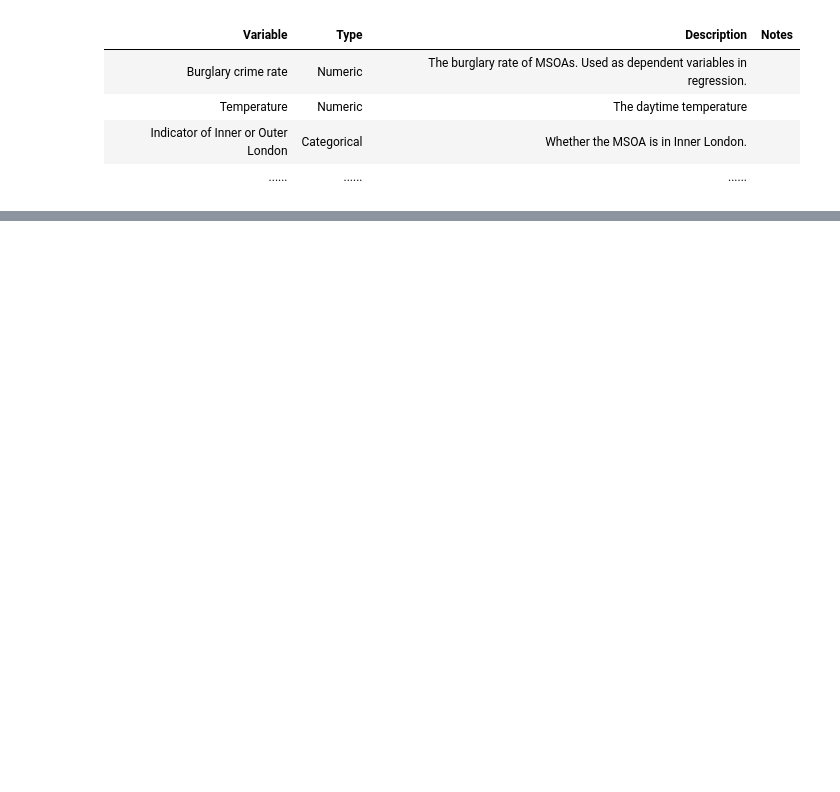
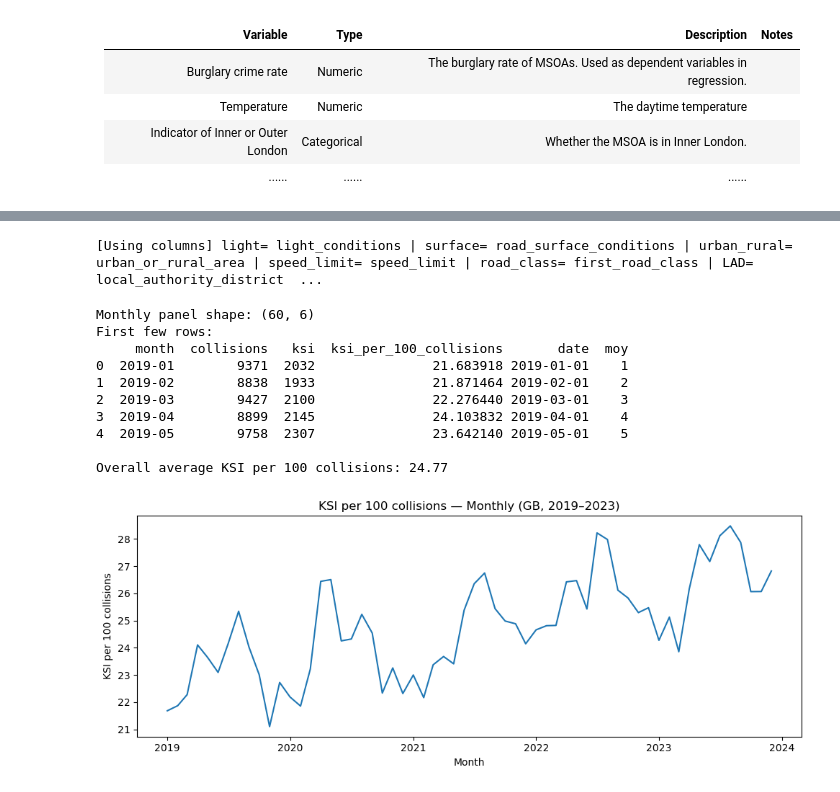
Before and after one commit to LZQ407/Spatial-Data-Science, a Jupyter notebook: Template_submission_CASA0006.ipynb, the cells around one changed output, grey strips where cells are left out. Drawn from its saved outputs; the diff is of its cells as text; code cells hidden in the pictures; blank space fills up the shorter version.

```diff
--- a/Template_submission_CASA0006.ipynb
+++ b/Template_submission_CASA0006.ipynb
@@ -79,0 +310,24 @@ Source: see [link](https://linkinghub.elsevier.com/retrieve/pii/S221067072200443
+# %%
+# 7) Robust field picking
+def pick_col(df, preferred, keywords):
+    for name in preferred:
+        if name in df.columns: return df[name], name
+    lowmap = {c: c.lower() for c in df.columns}
+    for col, low in lowmap.items():
+        if any(k in low for k in keywords):
+            return df[col], col
+    return pd.Series(pd.NA, index=df.index), None
+
+light_ser,  light_src  = pick_col(acc, ["Light_Conditions","light_conditions","light"], ["light"])
+surf_ser,   surf_src   = pick_col(acc, ["Road_Surface_Conditions","road_surface_conditions","surface"], ["surface","road surface"])
+urban_ser,  urban_src  = pick_col(acc, ["Urban_or_Rural_Area","Urban_or_Rural","urban_or_rural_area","urban_rural"], ["urban","rural"])
+speed_ser,  speed_src  = pick_col(acc, ["Speed_Limit","Speed_limit","speed_limit"], ["speed"])
+roadc_ser,  roadc_src  = pick_col(acc, ["1st_Road_Class","First_Road_Class","first_road_class","road_class"], ["road","class"])
+lad_ser,    lad_src    = pick_col(acc, ["Local_Authority_(District)","Local_Authority_District","local_authority_district","lad"], ["local","authority","district","lad"])
+time_ser,   time_src   = pick_col(acc, ["Time","time"], ["time"])
+
+print(f"[Using columns] light= {light_src or 'N/A'} | surface= {surf_src or 'N/A'} | "
+      f"urban_rural= {urban_src or 'N/A'} | speed_limit= {speed_src or 'N/A'} | "
+      f"road_class= {roadc_src or 'N/A'} | LAD= {lad_src or 'N/A'} | time= {time_src or 'N/A'}")
+# %% [output]
+[Using columns] light= light_conditions | surface= road_surface_conditions | urban_rural= urban_or_rural_area | speed_limit= speed_limit | road_class= first_road_class | LAD= local_authority_district  ...
@@ -79,0 +409,43 @@ Source: see [link](https://linkinghub.elsevier.com/retrieve/pii/S221067072200443
+# %%
+# 10) Monthly panel & trend
+acc["month"] = acc["date"].dt.to_period("M").astype(str)
+monthly = acc.groupby("month", as_index=False, observed=False).agg(
+    collisions=("accident_index_n","nunique"),
+    ksi=("ksi","sum")
+)
+monthly["ksi_per_100_collisions"] = 100 * monthly["ksi"] / monthly["collisions"]
+monthly["date"] = pd.to_datetime(monthly["month"] + "-01")
+monthly["moy"]  = monthly["date"].dt.month
+monthly.to_csv(OUT_DIR/"monthly_panel_extended.csv", index=False)
+
+plt.figure()
+plt.plot(monthly["date"], monthly["ksi_per_100_collisions"])
+plt.title("KSI per 100 collisions — Monthly (GB, 2019–2023)")
+plt.xlabel("Month"); plt.ylabel("KSI per 100 collisions")
+plt.tight_layout()
+plt.savefig(OUT_DIR/"monthly_trend_2019_2023.png", dpi=160); plt.close()
+
+print("Monthly panel shape:", monthly.shape)
+print("First few rows:")
+print(monthly.head())
+
+print("\nOverall average KSI per 100 collisions:", monthly["ksi_per_100_collisions"].mean().round(2))
+
+plt.figure()
+plt.plot(monthly["date"], monthly["ksi_per_100_collisions"])
+plt.title("KSI per 100 collisions — Monthly (GB, 2019–2023)")
+plt.xlabel("Month"); plt.ylabel("KSI per 100 collisions")
+plt.tight_layout()
+plt.show()
+# %% [output]
+Monthly panel shape: (60, 6)
+First few rows:
+     month  collisions   ksi  ksi_per_100_collisions       date  moy
+0  2019-01        9371  2032               21.683918 2019-01-01    1
+1  2019-02        8838  1933               21.871464 2019-02-01    2
+2  2019-03        9427  2100               22.276440 2019-03-01    3
+3  2019-04        8899  2145               24.103832 2019-04-01    4
+4  2019-05        9758  2307               23.642140 2019-05-01    5
+
+Overall average KSI per 100 collisions: 24.77
+[figure, added]
```
Also changed, not shown: parts of 40 cells of this notebook, 5 other files.
